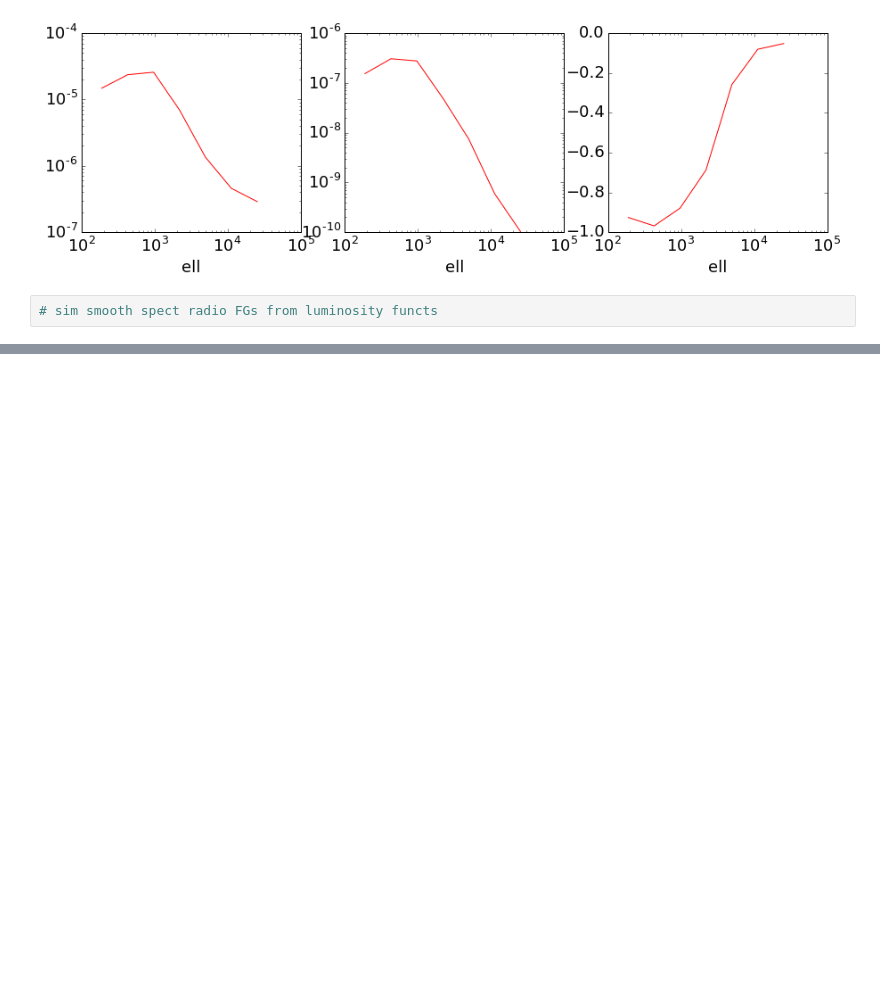
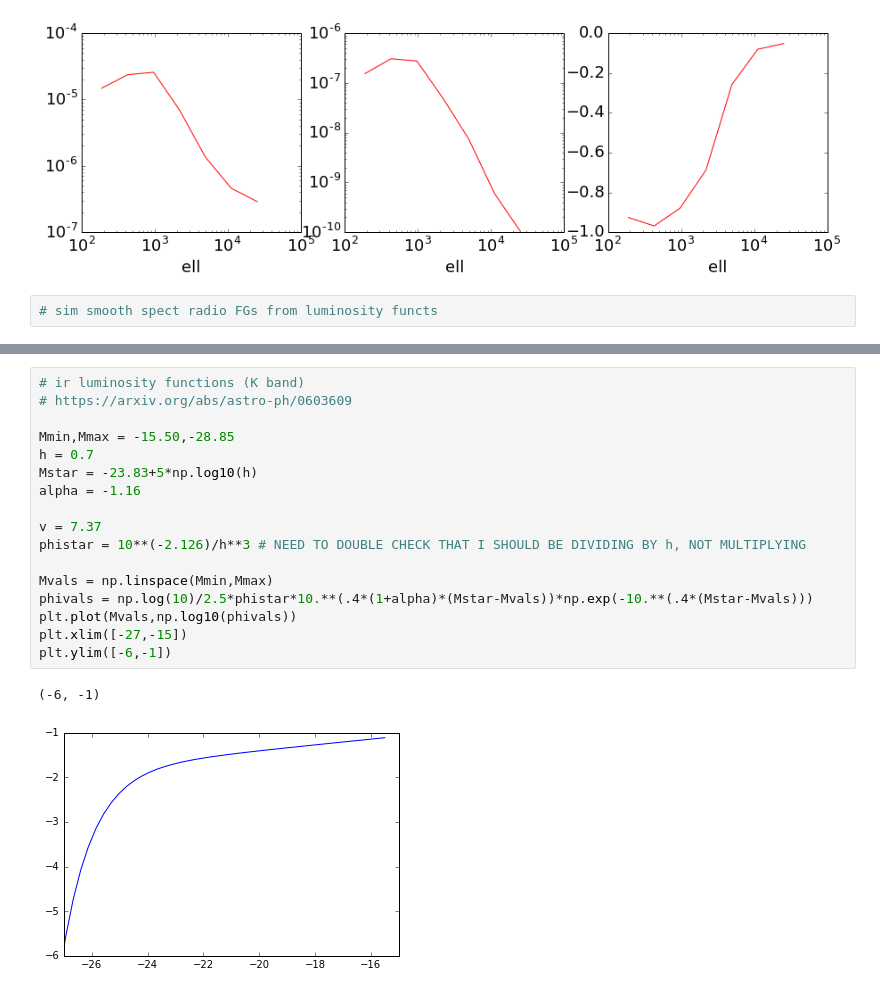
Before and after one commit to abrahamneben/21cmIRxcor, a Jupyter notebook: end_to_end_sim/end_to_end_sim.ipynb, the cells around one changed output, grey strips where cells are left out. Drawn from its saved outputs; the diff is of its cells as text; blank space fills up the shorter version.

Commit message:
start working on ir luminosity functions

```diff
--- a/end_to_end_sim/end_to_end_sim.ipynb
+++ b/end_to_end_sim/end_to_end_sim.ipynb
@@ -204,0 +216,20 @@ plt.xlabel('ell')
+# %%
+# ir luminosity functions (K band)
+# https://arxiv.org/abs/astro-ph/0603609
+
+Mmin,Mmax = -15.50,-28.85
+h = 0.7
+Mstar = -23.83+5*np.log10(h)
+alpha = -1.16
+
+v = 7.37
+phistar = 10**(-2.126)/h**3 # NEED TO DOUBLE CHECK THAT I SHOULD BE DIVIDING BY h, NOT MULTIPLYING
+
+Mvals = np.linspace(Mmin,Mmax)
+phivals = np.log(10)/2.5*phistar*10.**(.4*(1+alpha)*(Mstar-Mvals))*np.exp(-10.**(.4*(Mstar-Mvals)))
+plt.plot(Mvals,np.log10(phivals))
+plt.xlim([-27,-15])
+plt.ylim([-6,-1])
+# %% [output]
+(-6, -1)
+[figure, added]
```
Also changed, not shown: parts of 3 cells of this notebook, 1 other file.
